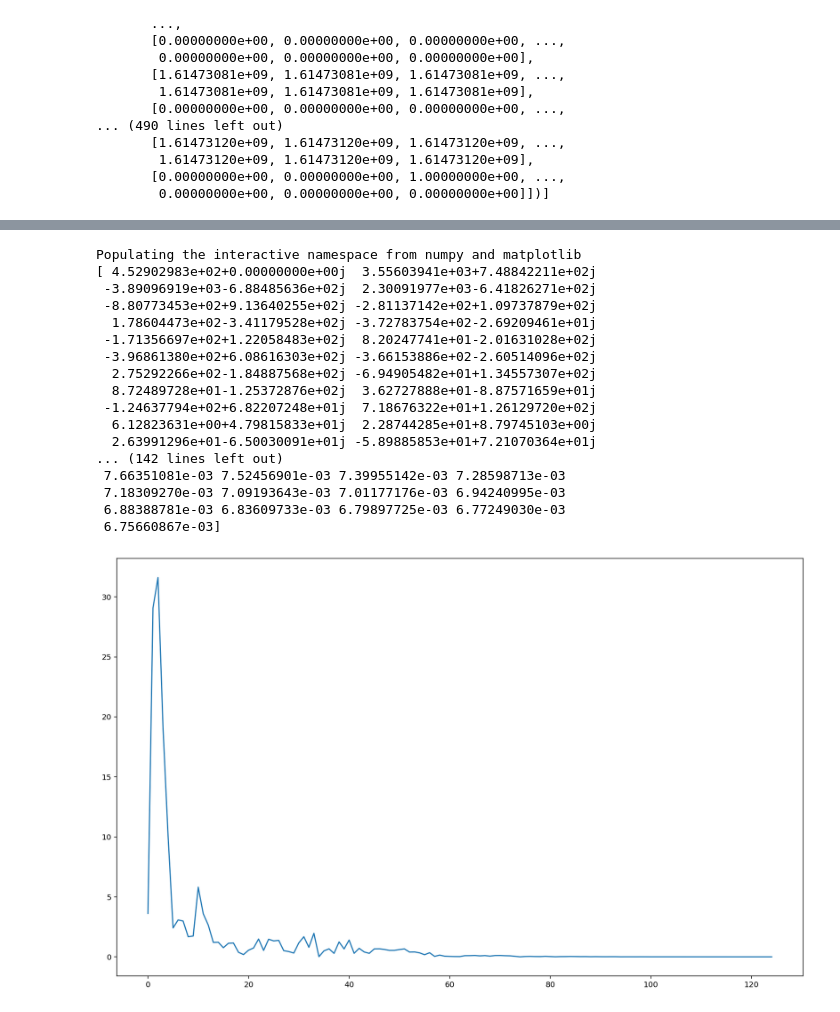
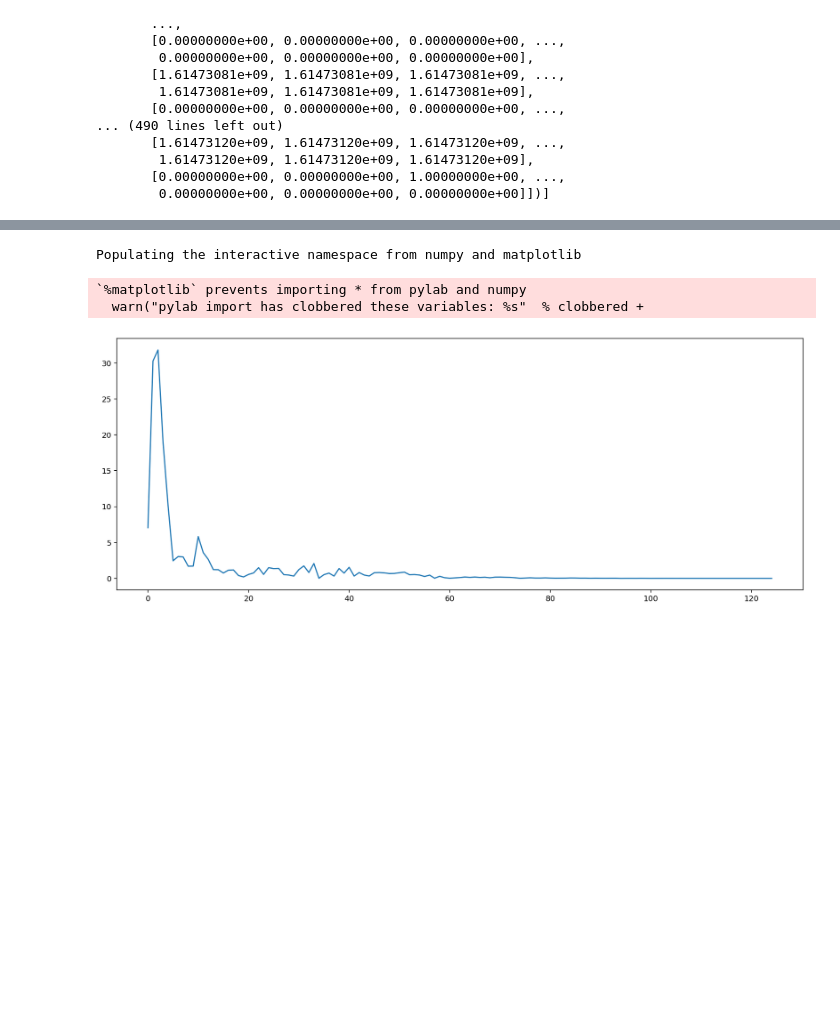
Before and after one commit to Surfincolin/hey-brain, a Jupyter notebook: data/data_exploration_2.ipynb, the cells around one changed output, grey strips where cells are left out. Cells and saved outputs as stored; diff of their text form; code cells hidden in the pictures; blank space fills up the shorter version.

```diff
--- a/data/data_exploration_2.ipynb
+++ b/data/data_exploration_2.ipynb
@@ -94,5 +97,5 @@ sorted_data = assemble_sort_raw_data(raw_data)
 event_list = get_event_list(sorted_data)
 ch_data = sorted_data[1:9]
 # %%
-ch_data = filter_eeg(ch_data, 250, (0.5,50))
+ch_data = filter_eeg(ch_data, 250, (0.5,55))
 # %%
@@ -146,44 +148,30 @@ print((end_time - start_time)*1000)
 # %%
 %config InlineBackend.figure_format = 'retina'
 %pylab inline
 
 def plot_ch_fft(ch_data):
     # Number of sampling points
     N = len(ch_data)
     # Sample spacing
     T = 1.0/250.0
 #     x = np.linspace(0, N*T, N)
     fourier = np.fft.fft(ch_data)
     xf = np.linspace(0, 1//(2*T), N//2)
 #     freq = np.fft.fftfreq(250)
-    figure(figsize=(16,10))
+    figure(figsize=(16,6))
 #     plt.plot(freq, abs(fourier.real))
 # ax.plot(xf, 2.0/N * np.abs(yf[:N//2]))
-    print(fourier)
-    print(2.0/N * np.abs(fourier[:N//2]))
+#     print(fourier)
+#     print(2.0/N * np.abs(fourier[:N//2]))
     plt.plot(xf, 2.0/N * np.abs(fourier[:N//2]))
 
 plot_ch_fft(ch_data[4][10500:10750])
 # print(ch_data[4][2500:2750].shape)
 # %% [output]
 Populating the interactive namespace from numpy and matplotlib
-[ 4.52902983e+02+0.00000000e+00j  3.55603941e+03+7.48842211e+02j
- -3.89096919e+03-6.88485636e+02j  2.30091977e+03-6.41826271e+02j
- -8.80773453e+02+9.13640255e+02j -2.81137142e+02+1.09737879e+02j
-  1.78604473e+02-3.41179528e+02j -3.72783754e+02-2.69209461e+01j
- -1.71356697e+02+1.22058483e+02j  8.20247741e+01-2.01631028e+02j
- -3.96861380e+02+6.08616303e+02j -3.66153886e+02-2.60514096e+02j
-  2.75292266e+02-1.84887568e+02j -6.94905482e+01+1.34557307e+02j
-  8.72489728e+01-1.25372876e+02j  3.62727888e+01-8.87571659e+01j
- -1.24637794e+02+6.82207248e+01j  7.18676322e+01+1.26129720e+02j
-  6.12823631e+00+4.79815833e+01j  2.28744285e+01+8.79745103e+00j
-  2.63991296e+01-6.50030091e+01j -5.89885853e+01+7.21070364e+01j
-... (142 lines left out)
- 7.66351081e-03 7.52456901e-03 7.39955142e-03 7.28598713e-03
- 7.18309270e-03 7.09193643e-03 7.01177176e-03 6.94240995e-03
- 6.88388781e-03 6.83609733e-03 6.79897725e-03 6.77249030e-03
- 6.75660867e-03]
+`%matplotlib` prevents importing * from pylab and numpy
+  warn("pylab import has clobbered these variables: %s"  % clobbered +
-[figure, old version]
+[figure, new version]
 # %%
 %config InlineBackend.figure_format = 'retina'
 %pylab inline
```
Also changed, not shown: parts of 15 cells of this notebook, 7 other files.
